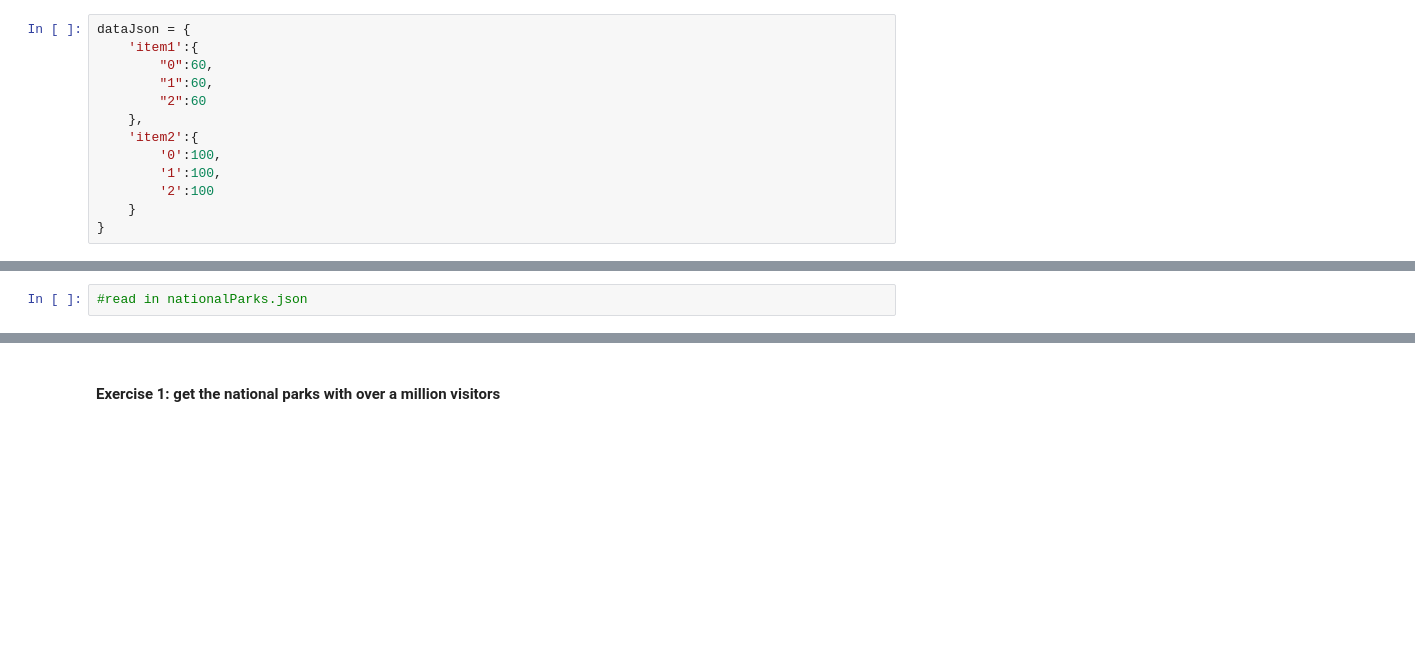
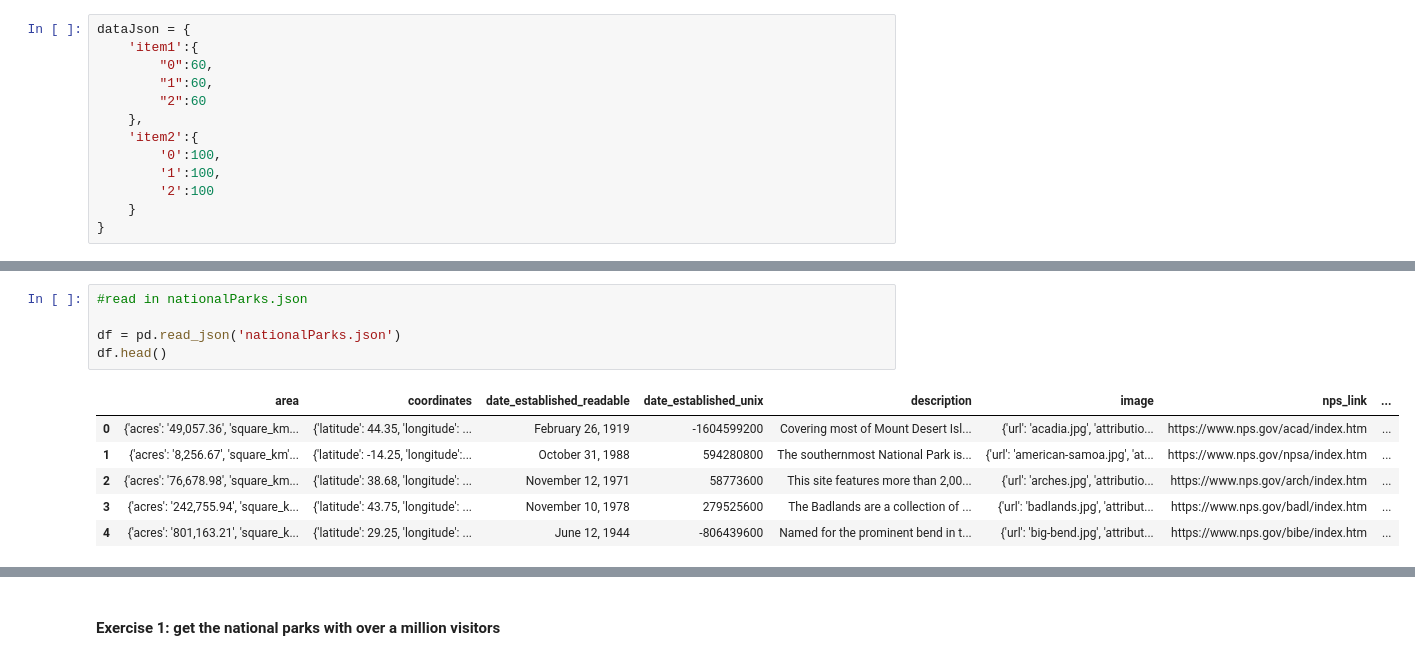
Before and after one commit to shcr4093/INFO2201_Notes, a Jupyter notebook: w5d1_pandas_students.ipynb, the cells around one changed output, grey strips where cells are left out. Drawn from its saved outputs; the diff is of its cells as text; blank space fills up the shorter version.

```diff
--- a/w5d1_pandas_students.ipynb
+++ b/w5d1_pandas_students.ipynb
@@ -238,2 +329,12 @@ dataJson = {
 # %%
 #read in nationalParks.json
+
+df = pd.read_json('nationalParks.json')
+df.head()
+# %% [output]
+|  | area | coordinates | date_established_readable | date_established_unix | description | image | nps_link | ... |
+| 0 | {'acres': '49,057.36', 'square_km... | {'latitude': 44.35, 'longitude': ... | February 26, 1919 | -1604599200 | Covering most of Mount Desert Isl... | {'url': 'acadia.jpg', 'attributio... | https://www.nps.gov/acad/index.htm | ... |
+| 1 | {'acres': '8,256.67', 'square_km'... | {'latitude': -14.25, 'longitude':... | October 31, 1988 | 594280800 | The southernmost National Park is... | {'url': 'american-samoa.jpg', 'at... | https://www.nps.gov/npsa/index.htm | ... |
+| 2 | {'acres': '76,678.98', 'square_km... | {'latitude': 38.68, 'longitude': ... | November 12, 1971 | 58773600 | This site features more than 2,00... | {'url': 'arches.jpg', 'attributio... | https://www.nps.gov/arch/index.htm | ... |
+| 3 | {'acres': '242,755.94', 'square_k... | {'latitude': 43.75, 'longitude': ... | November 10, 1978 | 279525600 | The Badlands are a collection of ... | {'url': 'badlands.jpg', 'attribut... | https://www.nps.gov/badl/index.htm | ... |
+| 4 | {'acres': '801,163.21', 'square_k... | {'latitude': 29.25, 'longitude': ... | June 12, 1944 | -806439600 | Named for the prominent bend in t... | {'url': 'big-bend.jpg', 'attribut... | https://www.nps.gov/bibe/index.htm | ... |
```
Also changed, not shown: parts of 17 cells of this notebook.
